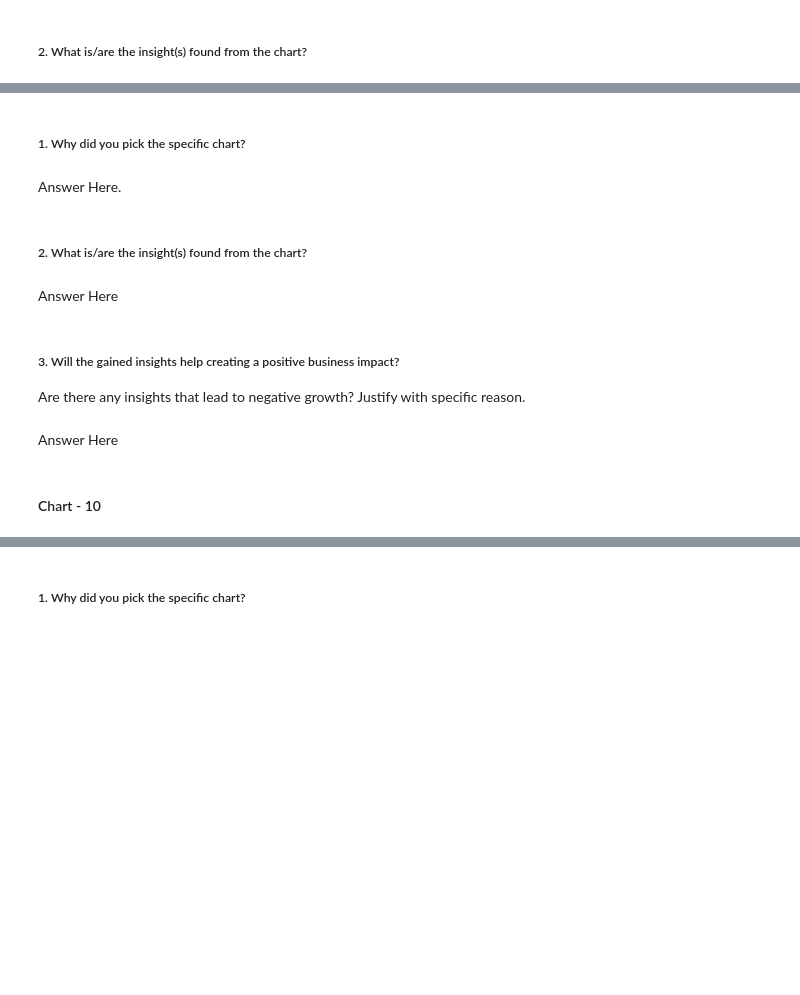
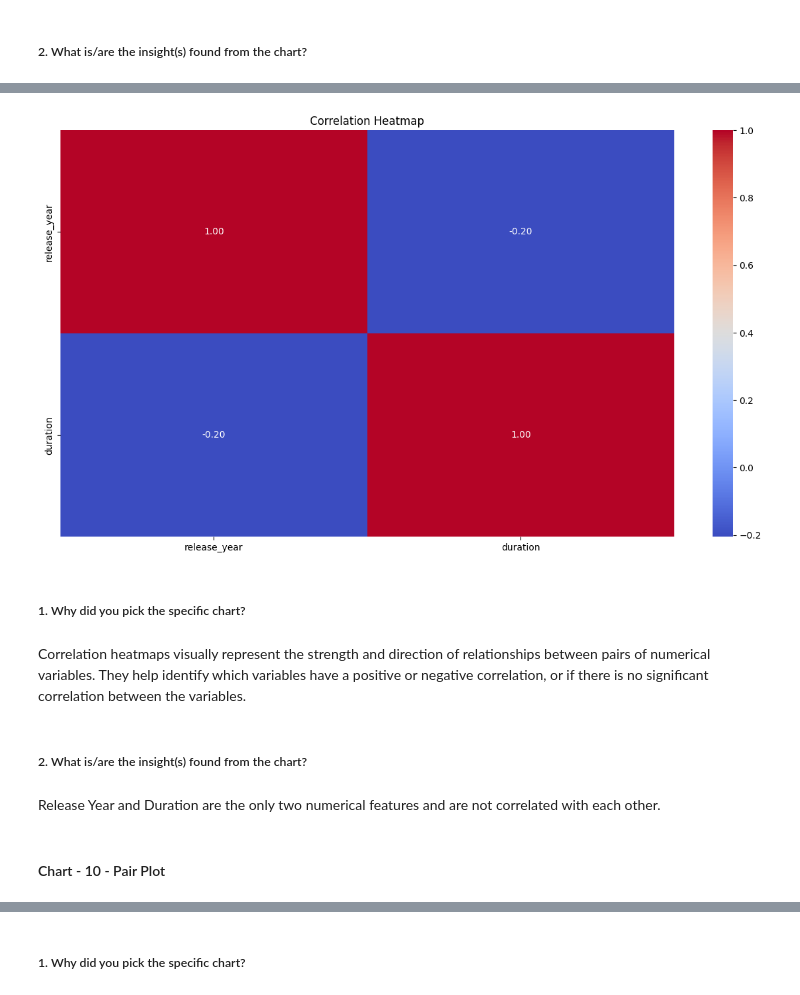
Before and after one commit to dhar9571/Capstone-Project-Unsupervised-ML---Netflix-Dataset, a Jupyter notebook: Capstone_Project_Unsupervised_ML_Netflix_Dataset.ipynb, the cells around one changed output, grey strips where cells are left out. Saved outputs shown, nothing was run; the diff lists cells and outputs as text; code cells hidden in the pictures; blank space fills up the shorter version.

```diff
--- a/Capstone_Project_Unsupervised_ML_Netflix_Dataset.ipynb
+++ b/Capstone_Project_Unsupervised_ML_Netflix_Dataset.ipynb
@@ -593,15 +676,25 @@ Answer Here
+# %%
+# Correlation Heatmap visualization code
+
+# calculation of correlation matrix:
+
+corr = movies.corr()
+
+# creating plot:
+
+plt.figure(figsize=(15, 8))  # Set the figure size (adjust as needed)
+sns.heatmap(corr, annot=True, cmap='coolwarm', fmt=".2f")
+plt.title("Correlation Heatmap")
+plt.show()
+# %% [output]
+[figure, added]
 # %% [markdown]
 ##### 1. Why did you pick the specific chart?
-# %% [markdown]
-Answer Here.
+# %% [markdown]
+Correlation heatmaps visually represent the strength and direction of relationships between pairs of numerical variables. They help identify which variables have a positive or negative correlation, or if there is no significant correlation between the variables.
 # %% [markdown]
 ##### 2. What is/are the insight(s) found from the chart?
-# %% [markdown]
-Answer Here
-# %% [markdown]
-##### 3. Will the gained insights help creating a positive business impact?
-Are there any insights that lead to negative growth? Justify with specific reason.
-# %% [markdown]
-Answer Here
+# %% [markdown]
+Release Year and Duration are the only two numerical features and are not correlated with each other.
 # %% [markdown]
-#### Chart - 10
+#### Chart - 10 - Pair Plot
```
Also changed, not shown: parts of 78 cells of this notebook.
